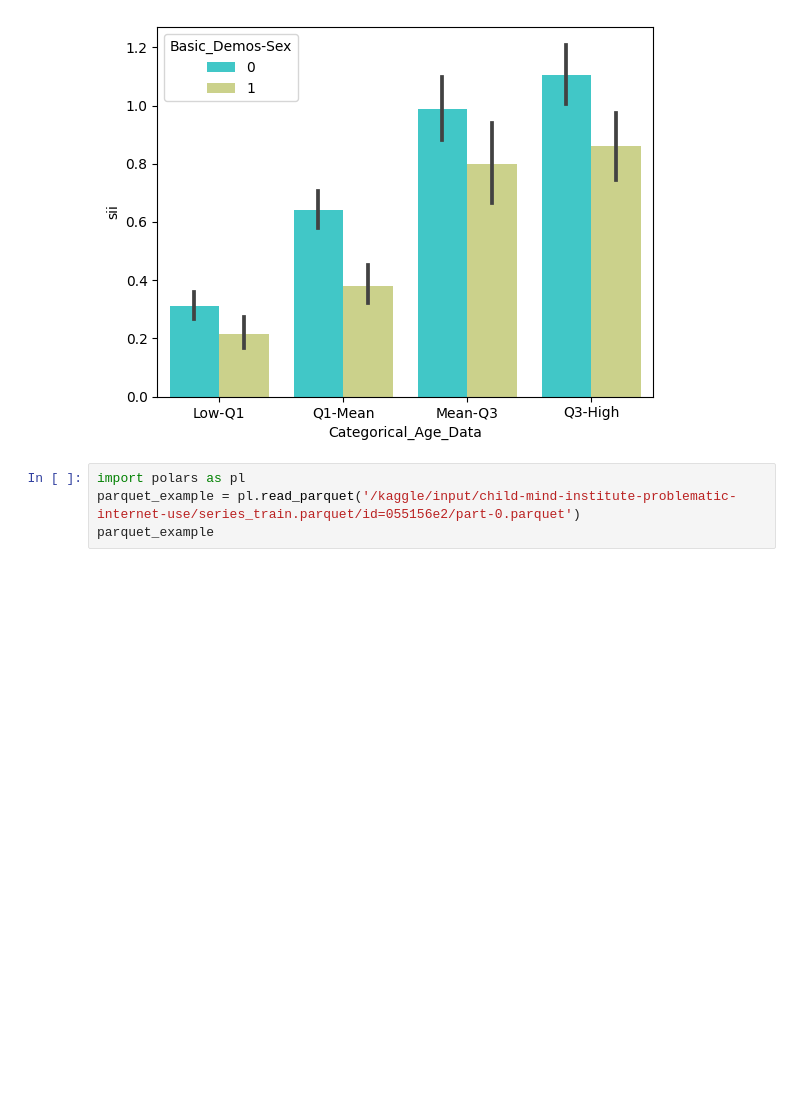
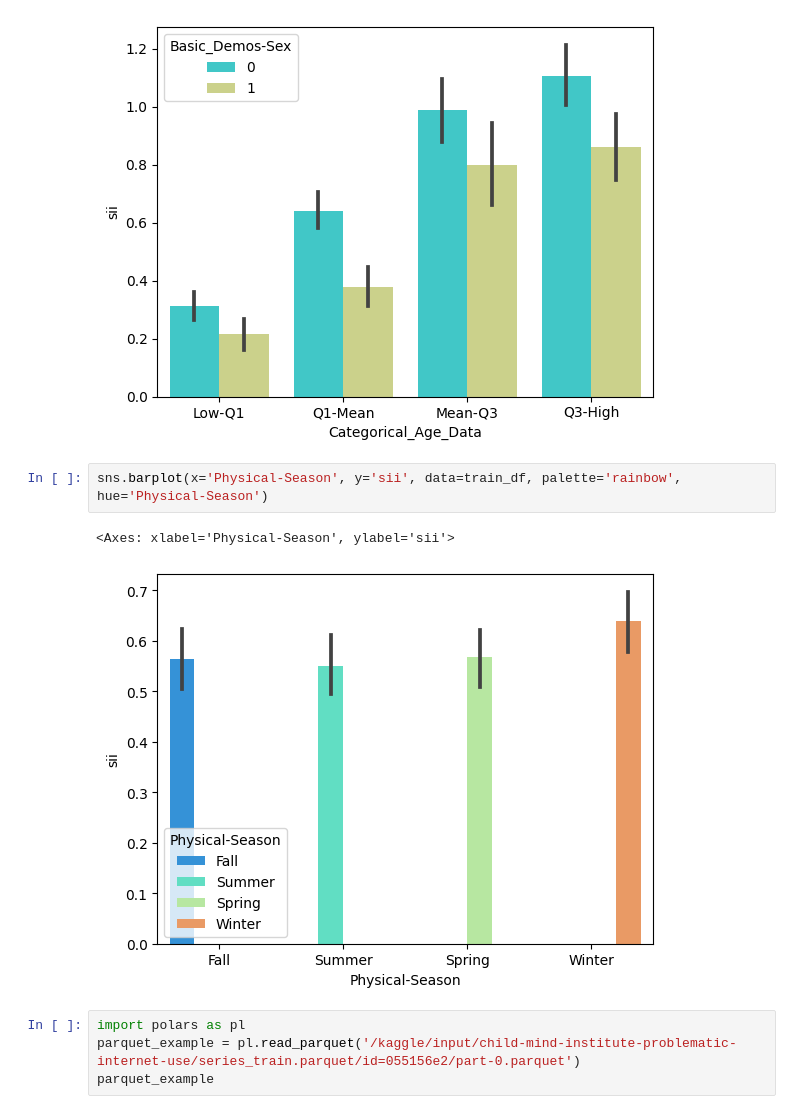
Before and after one commit to TarinPairor/kaggle-projects, a Jupyter notebook: Child_Mind_Institute.ipynb, the cells around one changed output. Drawn from its saved outputs; the diff is of its cells as text; blank space fills up the shorter version.

```diff
--- a/Child_Mind_Institute.ipynb
+++ b/Child_Mind_Institute.ipynb
@@ -225,6 +225,11 @@ sns.barplot(x='Categorical_Age_Data', y='sii', data=train_df, palette='rainbow',
 # %% [output]
 <Axes: xlabel='Categorical_Age_Data', ylabel='sii'>
 [figure]
+# %%
+sns.barplot(x='Physical-Season', y='sii', data=train_df, palette='rainbow', hue='Physical-Season')
+# %% [output]
+<Axes: xlabel='Physical-Season', ylabel='sii'>
+[figure, added]
 # %%
 import polars as pl
 parquet_example = pl.read_parquet('/kaggle/input/child-mind-institute-problematic-internet-use/series_train.parquet/id=055156e2/part-0.parquet')
```
Also changed, not shown: parts of 7 cells of this notebook.
